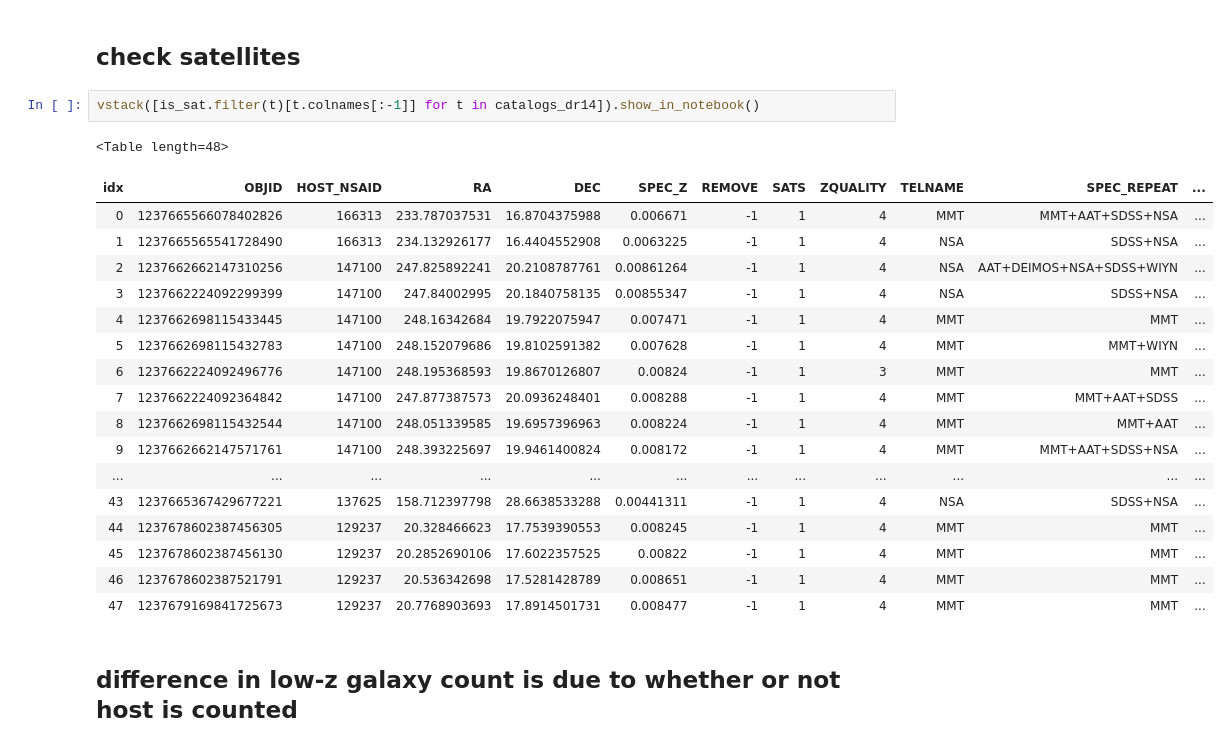
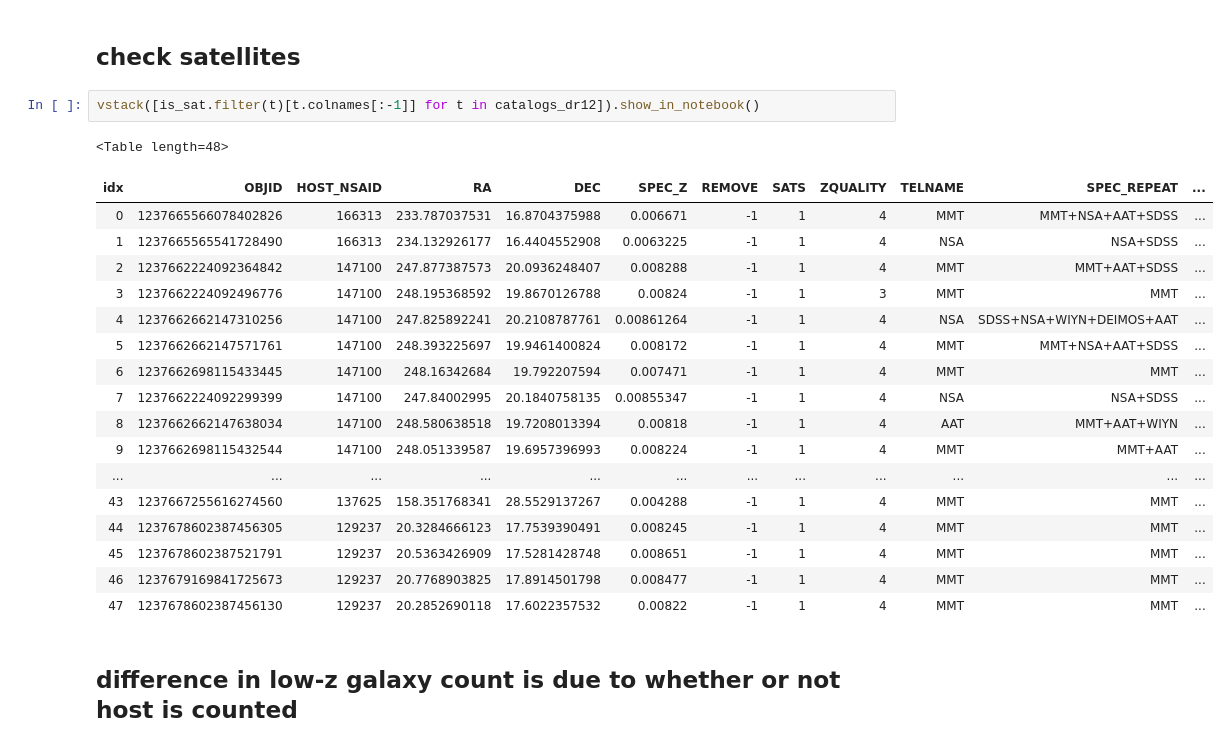
Before and after one commit to sagasurvey/examples, a Jupyter notebook: notebooks/compare base catalogs generated by new and original codes.ipynb, the cells around one changed output. Saved outputs shown, nothing was run; the diff lists cells and outputs as text.

```diff
--- a/notebooks/compare base catalogs generated by new and original codes.ipynb
+++ b/notebooks/compare base catalogs generated by new and original codes.ipynb
@@ -151,26 +151,26 @@ get_counts(catalogs_dr14)
 # %% [markdown]
 ## check satellites
 # %%
-vstack([is_sat.filter(t)[t.colnames[:-1]] for t in catalogs_dr14]).show_in_notebook()
+vstack([is_sat.filter(t)[t.colnames[:-1]] for t in catalogs_dr12]).show_in_notebook()
 # %% [output]
 <Table length=48>
 | idx | OBJID | HOST_NSAID | RA | DEC | SPEC_Z | REMOVE | SATS | ZQUALITY | TELNAME | SPEC_REPEAT | ... |
-| 0 | 1237665566078402826 | 166313 | 233.787037531 | 16.8704375988 | 0.006671 | -1 | 1 | 4 | MMT | MMT+AAT+SDSS+NSA | ... |
-| 1 | 1237665565541728490 | 166313 | 234.132926177 | 16.4404552908 | 0.0063225 | -1 | 1 | 4 | NSA | SDSS+NSA | ... |
-| 2 | 1237662662147310256 | 147100 | 247.825892241 | 20.2108787761 | 0.00861264 | -1 | 1 | 4 | NSA | AAT+DEIMOS+NSA+SDSS+WIYN | ... |
-| 3 | 1237662224092299399 | 147100 | 247.84002995 | 20.1840758135 | 0.00855347 | -1 | 1 | 4 | NSA | SDSS+NSA | ... |
-| 4 | 1237662698115433445 | 147100 | 248.16342684 | 19.7922075947 | 0.007471 | -1 | 1 | 4 | MMT | MMT | ... |
-| 5 | 1237662698115432783 | 147100 | 248.152079686 | 19.8102591382 | 0.007628 | -1 | 1 | 4 | MMT | MMT+WIYN | ... |
-| 6 | 1237662224092496776 | 147100 | 248.195368593 | 19.8670126807 | 0.00824 | -1 | 1 | 3 | MMT | MMT | ... |
-| 7 | 1237662224092364842 | 147100 | 247.877387573 | 20.0936248401 | 0.008288 | -1 | 1 | 4 | MMT | MMT+AAT+SDSS | ... |
-| 8 | 1237662698115432544 | 147100 | 248.051339585 | 19.6957396963 | 0.008224 | -1 | 1 | 4 | MMT | MMT+AAT | ... |
-| 9 | 1237662662147571761 | 147100 | 248.393225697 | 19.9461400824 | 0.008172 | -1 | 1 | 4 | MMT | MMT+AAT+SDSS+NSA | ... |
+| 0 | 1237665566078402826 | 166313 | 233.787037531 | 16.8704375988 | 0.006671 | -1 | 1 | 4 | MMT | MMT+NSA+AAT+SDSS | ... |
+| 1 | 1237665565541728490 | 166313 | 234.132926177 | 16.4404552908 | 0.0063225 | -1 | 1 | 4 | NSA | NSA+SDSS | ... |
+| 2 | 1237662224092364842 | 147100 | 247.877387573 | 20.0936248407 | 0.008288 | -1 | 1 | 4 | MMT | MMT+AAT+SDSS | ... |
+| 3 | 1237662224092496776 | 147100 | 248.195368592 | 19.8670126788 | 0.00824 | -1 | 1 | 3 | MMT | MMT | ... |
+| 4 | 1237662662147310256 | 147100 | 247.825892241 | 20.2108787761 | 0.00861264 | -1 | 1 | 4 | NSA | SDSS+NSA+WIYN+DEIMOS+AAT | ... |
+| 5 | 1237662662147571761 | 147100 | 248.393225697 | 19.9461400824 | 0.008172 | -1 | 1 | 4 | MMT | MMT+NSA+AAT+SDSS | ... |
+| 6 | 1237662698115433445 | 147100 | 248.16342684 | 19.792207594 | 0.007471 | -1 | 1 | 4 | MMT | MMT | ... |
+| 7 | 1237662224092299399 | 147100 | 247.84002995 | 20.1840758135 | 0.00855347 | -1 | 1 | 4 | NSA | NSA+SDSS | ... |
+| 8 | 1237662662147638034 | 147100 | 248.580638518 | 19.7208013394 | 0.00818 | -1 | 1 | 4 | AAT | MMT+AAT+WIYN | ... |
+| 9 | 1237662698115432544 | 147100 | 248.051339587 | 19.6957396993 | 0.008224 | -1 | 1 | 4 | MMT | MMT+AAT | ... |
 | ... | ... | ... | ... | ... | ... | ... | ... | ... | ... | ... | ... |
-| 43 | 1237665367429677221 | 137625 | 158.712397798 | 28.6638533288 | 0.00441311 | -1 | 1 | 4 | NSA | SDSS+NSA | ... |
-| 44 | 1237678602387456305 | 129237 | 20.328466623 | 17.7539390553 | 0.008245 | -1 | 1 | 4 | MMT | MMT | ... |
-| 45 | 1237678602387456130 | 129237 | 20.2852690106 | 17.6022357525 | 0.00822 | -1 | 1 | 4 | MMT | MMT | ... |
-| 46 | 1237678602387521791 | 129237 | 20.536342698 | 17.5281428789 | 0.008651 | -1 | 1 | 4 | MMT | MMT | ... |
-| 47 | 1237679169841725673 | 129237 | 20.7768903693 | 17.8914501731 | 0.008477 | -1 | 1 | 4 | MMT | MMT | ... |
+| 43 | 1237667255616274560 | 137625 | 158.351768341 | 28.5529137267 | 0.004288 | -1 | 1 | 4 | MMT | MMT | ... |
+| 44 | 1237678602387456305 | 129237 | 20.3284666123 | 17.7539390491 | 0.008245 | -1 | 1 | 4 | MMT | MMT | ... |
+| 45 | 1237678602387521791 | 129237 | 20.5363426909 | 17.5281428748 | 0.008651 | -1 | 1 | 4 | MMT | MMT | ... |
+| 46 | 1237679169841725673 | 129237 | 20.7768903825 | 17.8914501798 | 0.008477 | -1 | 1 | 4 | MMT | MMT | ... |
+| 47 | 1237678602387456130 | 129237 | 20.2852690118 | 17.6022357532 | 0.00822 | -1 | 1 | 4 | MMT | MMT | ... |
 # %% [markdown]
 ## difference in low-z galaxy count is due to whether or not host is counted
 # %%
```
Also changed, not shown: parts of 7 cells of this notebook, 1 other file.
